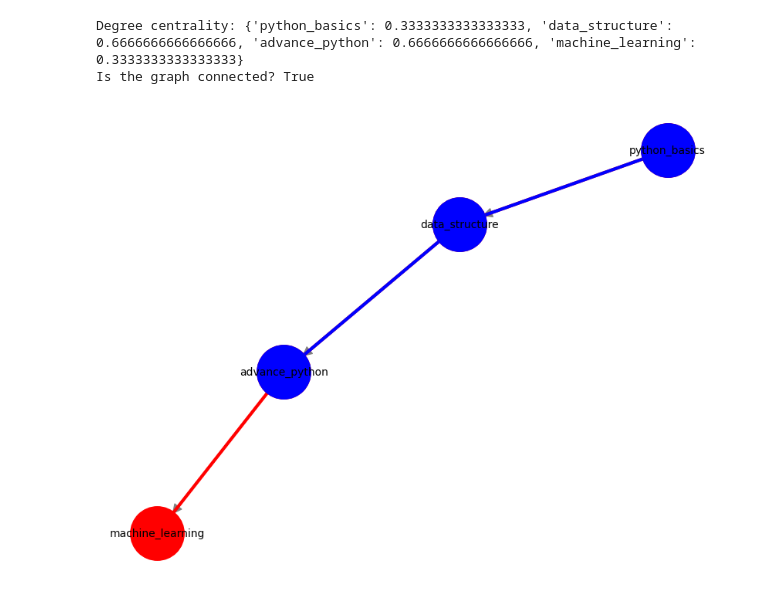
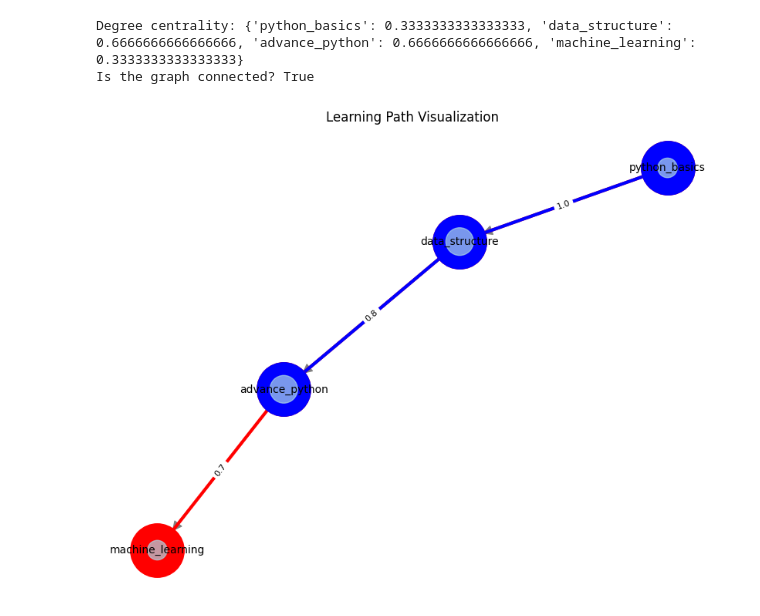
Before and after one commit to delowarshizar/Practice, a Jupyter notebook: week06_1453.ipynb, the cells around one changed output. Cells and saved outputs as stored; diff of their text form; code cells hidden in the pictures.

```diff
--- a/week06_1453.ipynb
+++ b/week06_1453.ipynb
@@ -113,15 +113,22 @@ pos = nx.spring_layout(G)
 # %%
 node_colors ={'bg':'lightgreen', 'interm':'skyblue', 'adv':'orange'}
 node_color_list = [node_colors[data['diff']] for _ ,data in G.nodes(data=True)]
 
 plt.figure(figsize=(8, 6))
 nx.draw(G, pos, with_labels=True, node_color=node_color_list,
         node_size=2000, font_size=10, arrowsize=20, edge_color='gray')
 
 nx.draw_networkx_nodes(G,pos,nodelist=shortest_path_1, node_color='red',node_size=2500)
 nx.draw_networkx_edges(G,pos,edgelist=[(shortest_path_1[i],shortest_path_1[i+1]) for i in range(len(shortest_path_1)-1)] , edge_color='red',width=3 )
 nx.draw_networkx_nodes(G,pos,nodelist=shortest_path_2, node_color='blue',node_size=2500)
 nx.draw_networkx_edges(G,pos,edgelist=[(shortest_path_2[i],shortest_path_2[i+1]) for i in range(len(shortest_path_2)-1)] , edge_color='blue',width=3 )
+
+edge_labels = {(u,v):f"{d['weight']}"for u,v,d in G.edges(data=True)}
+nx.draw_networkx_edge_labels(G, pos, edge_labels=edge_labels,font_size=8)
+
+node_sizes = [v * 1000 for v in centrality.values()]
+nx.draw_networkx_nodes(G, pos, node_size=node_sizes, node_color='lightblue',alpha=0.7)
+plt.title("Learning Path Visualization", fontsize=12)
 plt.show()
 # %% [output]
-[figure, old version]
+[figure, new version]
```
